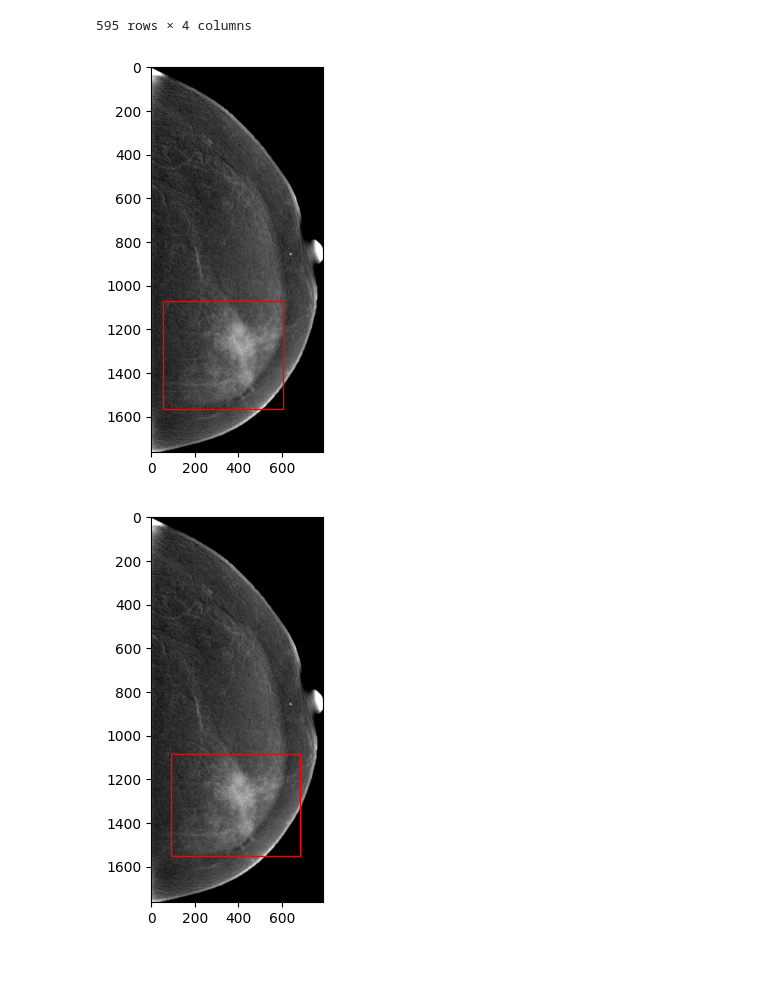
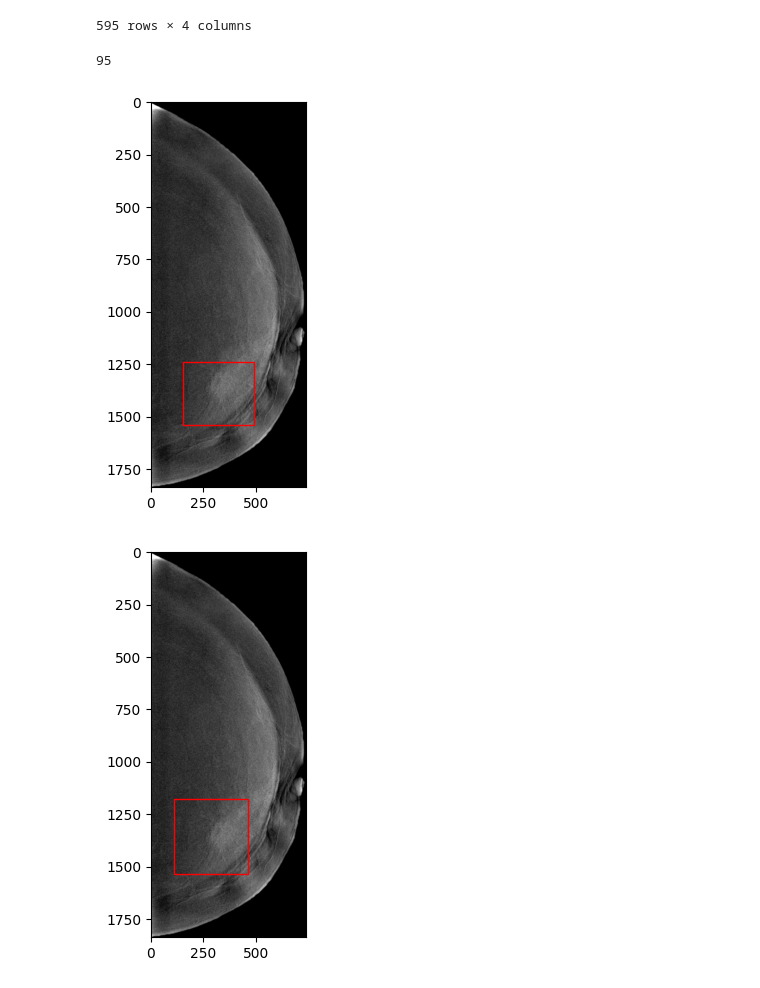
Before and after one commit to Likalto4/CEM-Detect, a Jupyter notebook: data_analysis/masks/lesion_definition.ipynb, the cells around one changed output. Drawn from its saved outputs; the diff is of its cells as text; code cells hidden in the pictures.

```diff
--- a/data_analysis/masks/lesion_definition.ipynb
+++ b/data_analysis/masks/lesion_definition.ipynb
@@ -230,33 +230,35 @@ bbox_dataframe
 595 rows × 4 columns
 # %%
 # filter by patient num
-pat_id_ex = bbox_dataframe['patient_id'].unique()[7]
+pat_id_ex = bbox_dataframe['patient_id'].unique()[22]
+print(pat_id_ex)
 # use first in list
 pat_bboxes = bbox_dataframe[bbox_dataframe['patient_id']==pat_id_ex]
 
 # get first row
 break_counter = 0
 for row in pat_bboxes.iterrows():
     row = row[1]
     im_name = row['image_name']
     region_id = row['region_id']
     bbox = eval(row['bbox'])
 
     substracted_dir = repo_path / 'data/CDD-CESM/images/substracted'
     # read image
     im_path = substracted_dir / f'{im_name}.jpg'
     im_array = cv.imread(str(im_path), cv.IMREAD_GRAYSCALE)
     # plot image and bbox
     fig, ax = plt.subplots(1,1, figsize=(10,5))
     ax.imshow(im_array, cmap='gray')
     x,y,w,h = bbox
     rect = plt.Rectangle((x,y),w,h,linewidth=1,edgecolor='r',facecolor='none')
     ax.add_patch(rect)
     plt.show()
 
     break_counter+=1
     if break_counter==20:
         break
 # %% [output]
+95
-[figure, old version]
+[figure, new version]
-[figure, old version]
+[figure, new version]
```
Also changed, not shown: parts of 1 cell of this notebook, 1 other file.
